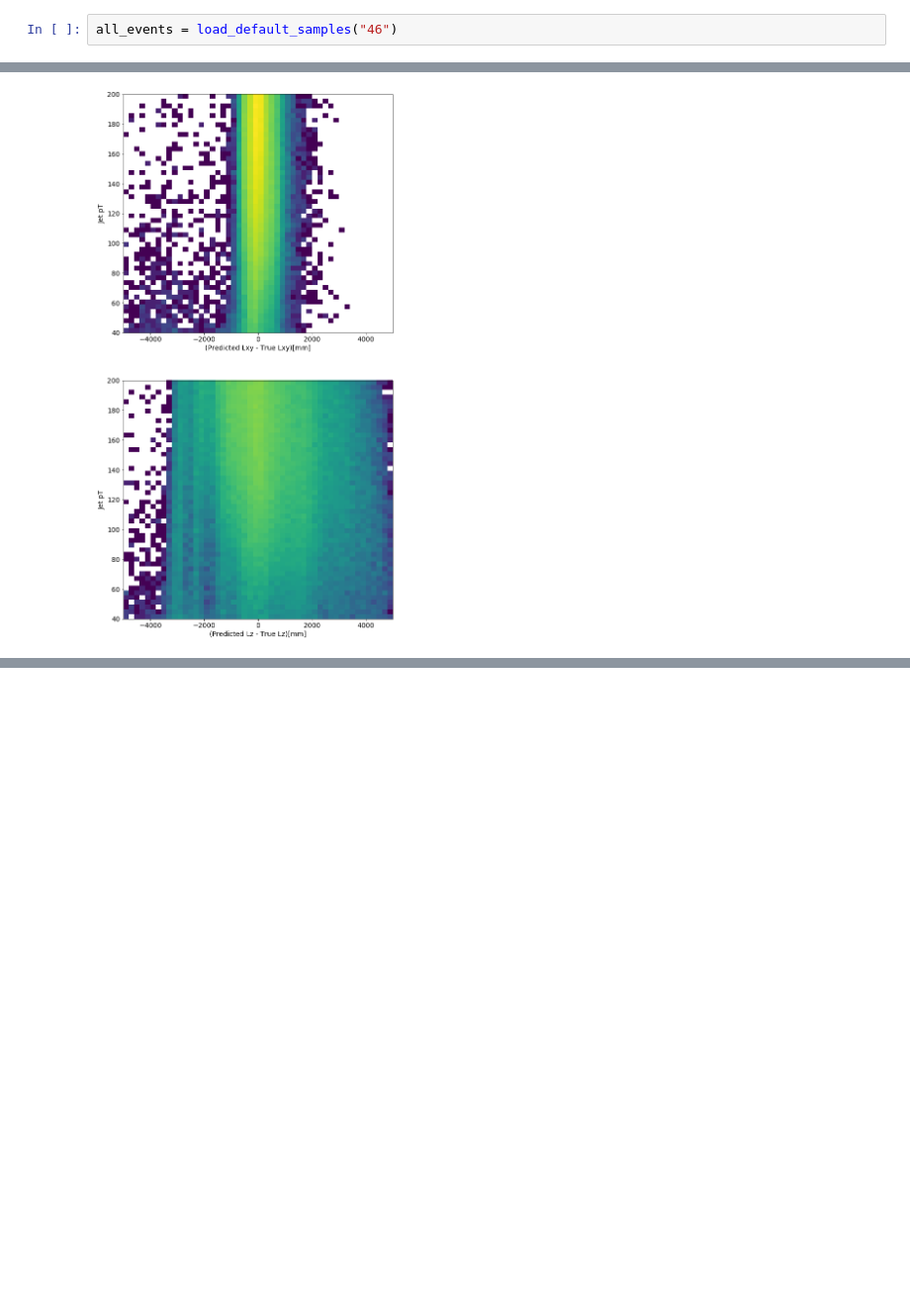
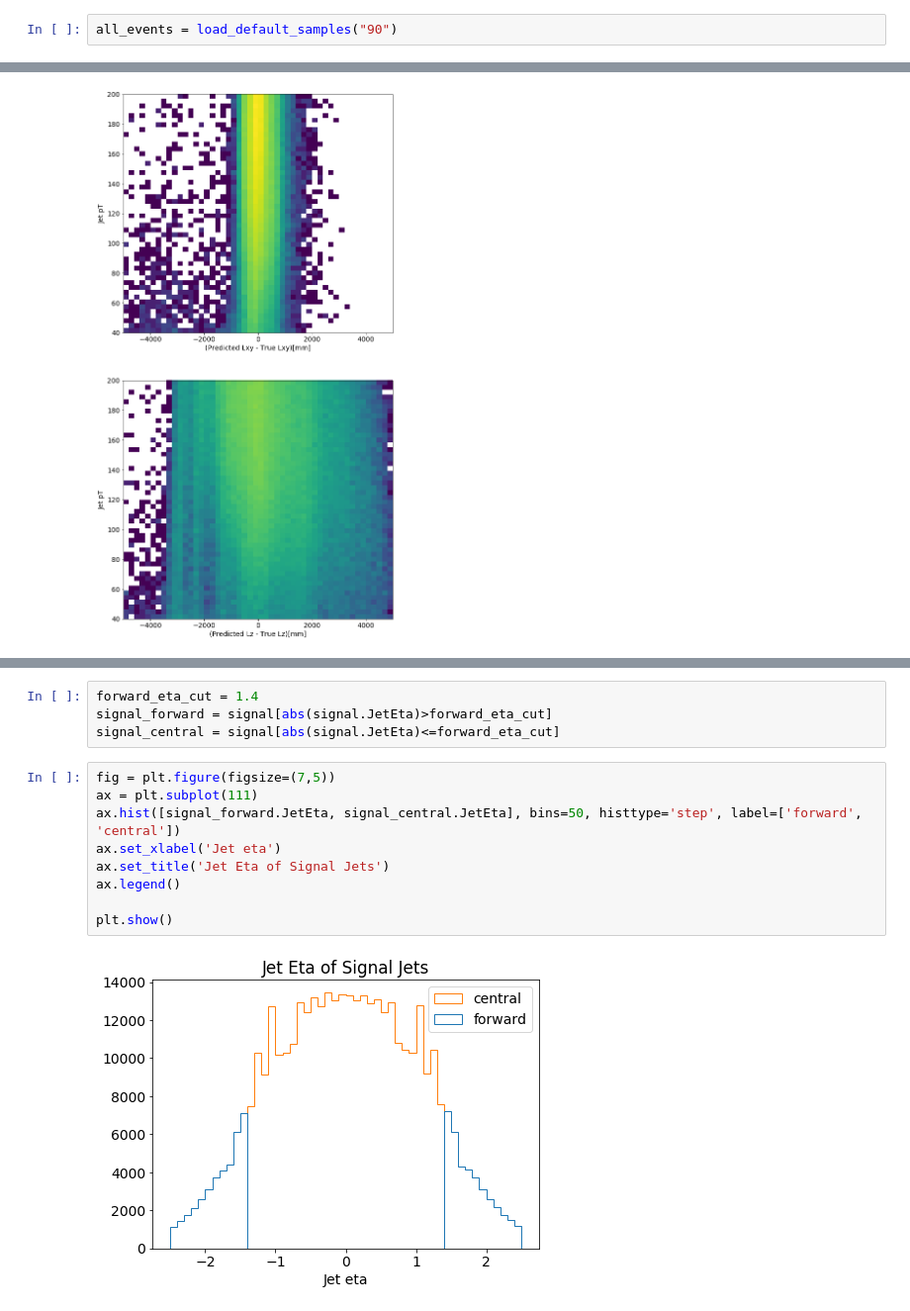
Before and after one commit to gordonwatts/JetCutStudies, a Jupyter notebook: notebooks/Using Lz and Lxy.ipynb, the cells around one changed output, grey strips where cells are left out. Shown at 99% size. Cells and saved outputs as stored; diff of their text form; blank space fills up the shorter version.

```diff
--- a/notebooks/Using Lz and Lxy.ipynb
+++ b/notebooks/Using Lz and Lxy.ipynb
@@ -19,5 +20,5 @@ import numpy as np
 # %% [markdown]
 ## Load Data Samples
 # %%
-all_events = load_default_samples("46")
+all_events = load_default_samples("90")
 # %% [output]
@@ -181,0 +168,15 @@ Length: 600000, dtype: float64
+# %%
+forward_eta_cut = 1.4
+signal_forward = signal[abs(signal.JetEta)>forward_eta_cut]
+signal_central = signal[abs(signal.JetEta)<=forward_eta_cut]
+# %%
+fig = plt.figure(figsize=(7,5))
+ax = plt.subplot(111)
+ax.hist([signal_forward.JetEta, signal_central.JetEta], bins=50, histtype='step', label=['forward', 'central'])
+ax.set_xlabel('Jet eta')
+ax.set_title('Jet Eta of Signal Jets')
+ax.legend()
+
+plt.show()
+# %% [output]
+[figure, added]
```
Also changed, not shown: parts of 16 cells of this notebook, 1 other file.
